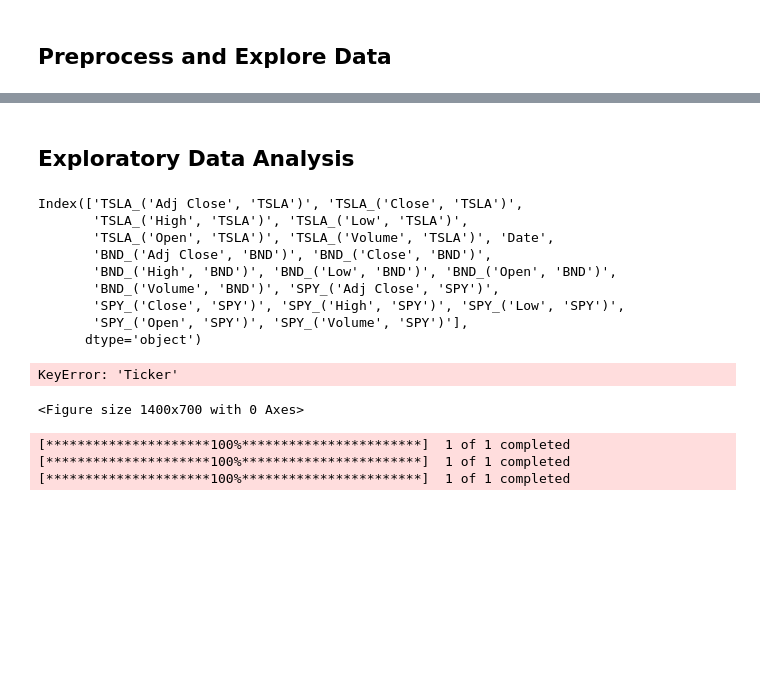
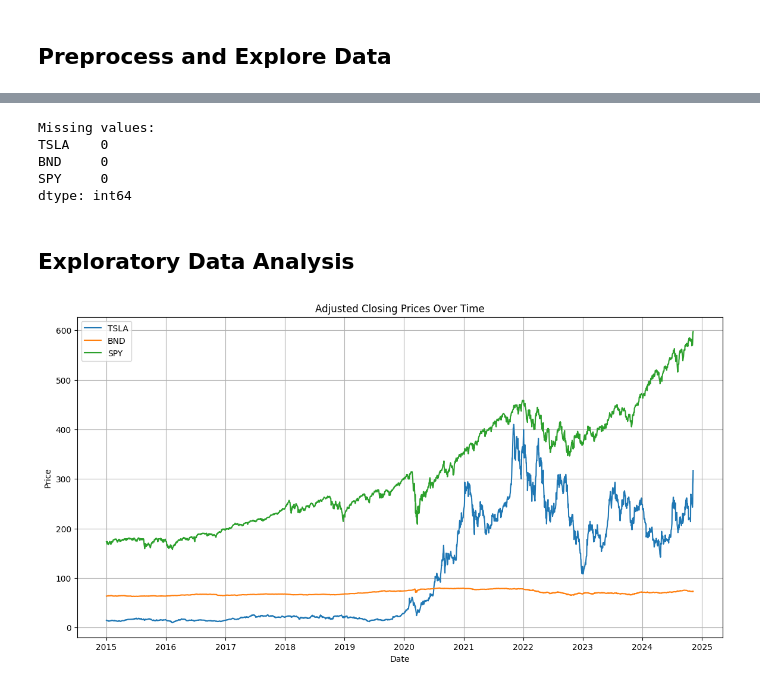
Before and after one commit to trynursalme/KAIM-Week-11, a Jupyter notebook: notebook/EDA.ipynb, the cells around one changed output, grey strips where cells are left out. Drawn from its saved outputs; the diff is of its cells as text; code cells hidden in the pictures; blank space fills up the shorter version.

```diff
--- a/notebook/EDA.ipynb
+++ b/notebook/EDA.ipynb
@@ -224,0 +9,20 @@ dtype: object
+# %%
+tickers = ['TSLA', 'BND', 'SPY']
+start_date = '2015-01-01'
+end_date = '2024-12-31'
+
+historical_data = {}
+for ticker in tickers:
+    data = yf.download(ticker, start=start_date, end=end_date)
+
+    # Check if data is empty
+    if data.empty:
+        print(f"No data fetched for {ticker}.")
+    else:
+        historical_data[ticker] = data['Adj Close']  # Store only adjusted close prices
+
+# Print historical data to check structure
+print("\nHistorical Data:")
+for ticker, series in historical_data.items():
+    print(f"{ticker} data:")
+    print(series.head())  # Print first few rows of each series
@@ -225,27 +79,23 @@ dtype: object
+# %%
+print("\nMissing values:")
+print(combined_data.isnull().sum())
+# %% [output]
+Missing values:
+TSLA    0
+BND     0
+SPY     0
+dtype: int64
 # %% [markdown]
 ## Exploratory Data Analysis
-# %%
-print(merged_data.columns)
-# %% [output]
-Index(['TSLA_('Adj Close', 'TSLA')', 'TSLA_('Close', 'TSLA')',
-       'TSLA_('High', 'TSLA')', 'TSLA_('Low', 'TSLA')',
-       'TSLA_('Open', 'TSLA')', 'TSLA_('Volume', 'TSLA')', 'Date',
-       'BND_('Adj Close', 'BND')', 'BND_('Close', 'BND')',
-       'BND_('High', 'BND')', 'BND_('Low', 'BND')', 'BND_('Open', 'BND')',
-       'BND_('Volume', 'BND')', 'SPY_('Adj Close', 'SPY')',
-       'SPY_('Close', 'SPY')', 'SPY_('High', 'SPY')', 'SPY_('Low', 'SPY')',
-       'SPY_('Open', 'SPY')', 'SPY_('Volume', 'SPY')'],
-      dtype='object')
 # %%
 plt.figure(figsize=(14, 7))
 for ticker in tickers:
-    subset = merged_data[merged_data['Ticker'] == ticker]
-    plt.plot(subset['Date'], subset['Close'], label=ticker)
-plt.title('Closing Prices of TSLA, BND, SPY (2015-2024)')
+    plt.plot(combined_data[ticker], label=ticker)
+plt.title('Adjusted Closing Prices Over Time')
 plt.xlabel('Date')
-plt.ylabel('Closing Price (USD)')
+plt.ylabel('Price')
 plt.legend()
+plt.grid()
 plt.show()
 # %% [output]
-KeyError: 'Ticker'
-<Figure size 1400x700 with 0 Axes>
+[figure, added]
@@ -263,9 +101,0 @@ def fetch_data(ticker):
-# %%
-# Fetch data for each asset
-tsla_data = fetch_data('TSLA')
-bnd_data = fetch_data('BND')
-spy_data = fetch_data('SPY')
-# %% [output]
-[*********************100%***********************]  1 of 1 completed
-[*********************100%***********************]  1 of 1 completed
-[*********************100%***********************]  1 of 1 completed
```
Also changed, not shown: parts of 31 cells of this notebook.
